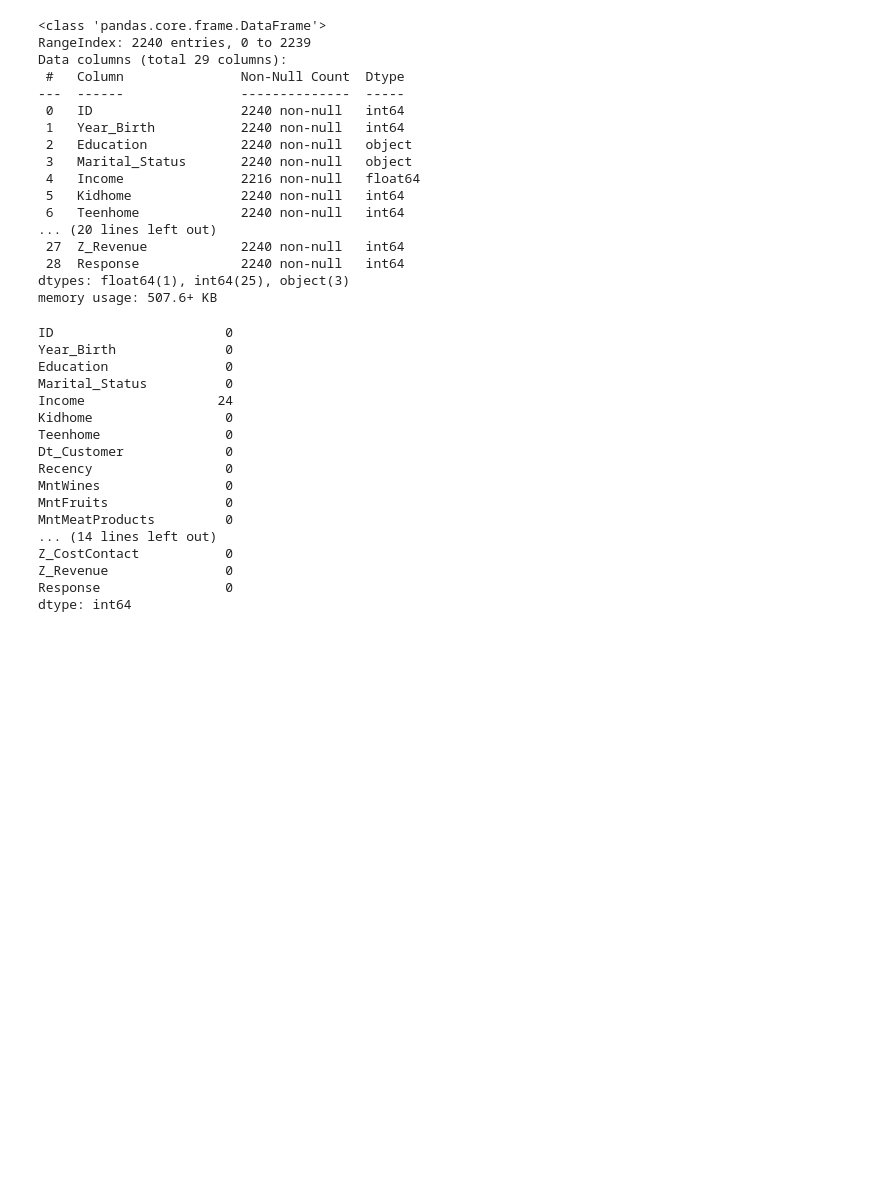
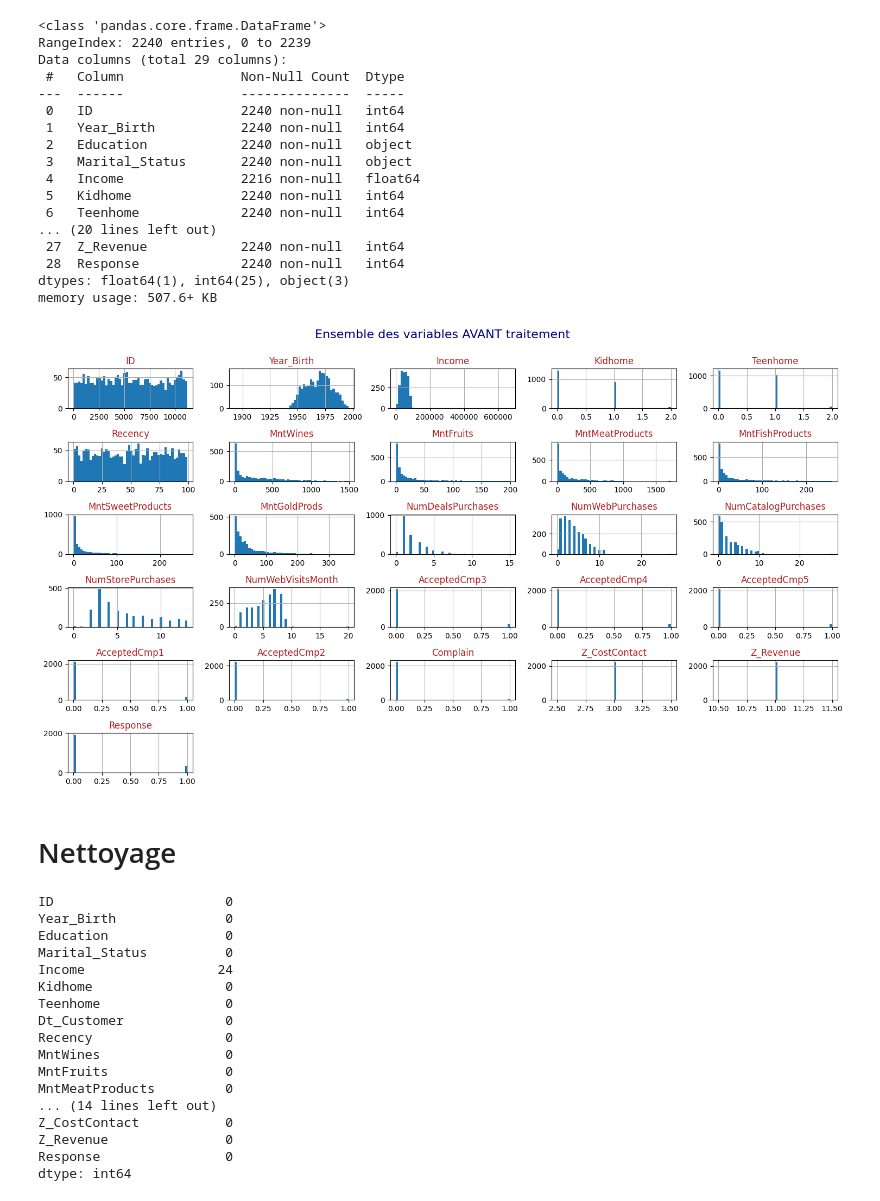
Before and after one commit to bruno-coulet/customer-personality-analysis, a Jupyter notebook: exploration.ipynb, the cells around one changed output. Drawn from its saved outputs; the diff is of its cells as text; code cells hidden in the pictures; blank space fills up the shorter version.

```diff
--- a/exploration.ipynb
+++ b/exploration.ipynb
@@ -32,3 +32,16 @@ Data columns (total 29 columns):
  28  Response             2240 non-null   int64
 dtypes: float64(1), int64(25), object(3)
 memory usage: 507.6+ KB
+# %%
+axes = df.hist(bins=50, figsize=(15,9))
+plt.suptitle("Ensemble des variables AVANT traitement", fontsize=16, color="navy")
+# Modifier la couleur des titres individuels
+for ax in axes.ravel():  # ravel() aplatit la grille d'axes
+    ax.set_title(ax.get_title(), color='firebrick')
+
+plt.tight_layout(rect=[0, 0.03, 1, 0.98])
+plt.show()
+# %% [output]
+[figure, added]
+# %% [markdown]
+# Nettoyage
```
Also changed, not shown: parts of 7 cells of this notebook, 1 other file.
